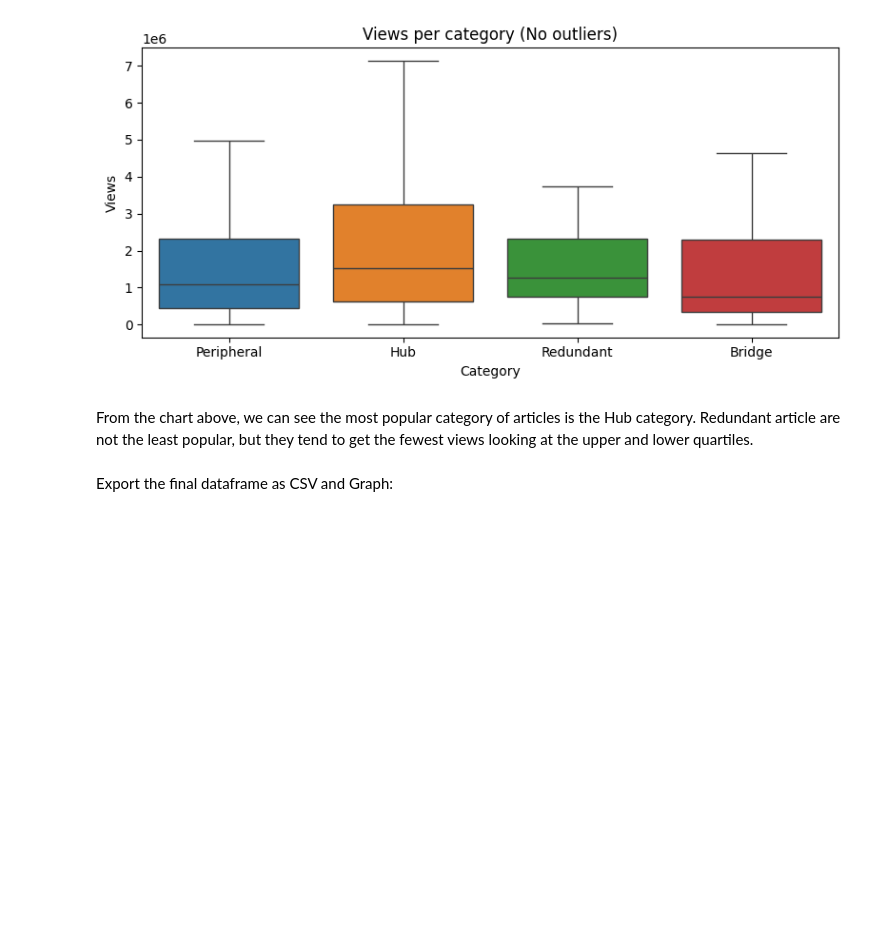
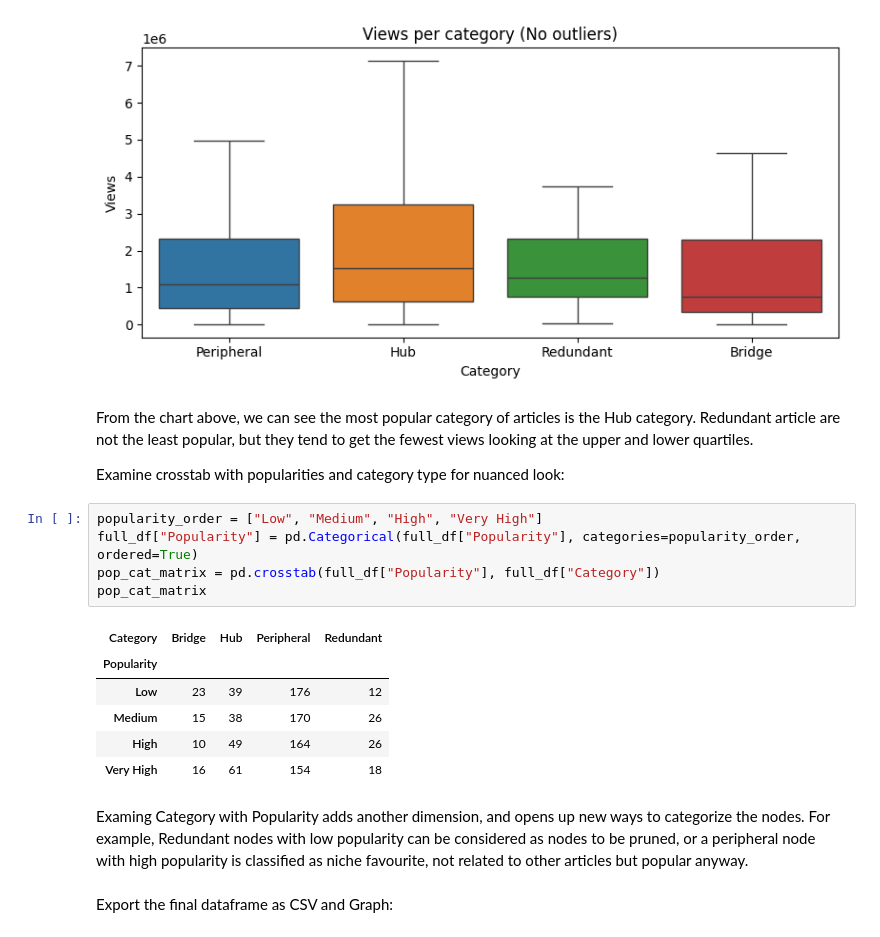
Before and after one commit to markus-pettersen/wikihow, a Jupyter notebook: notebooks/05_network_analysis.ipynb, the cells around one changed output. Drawn from its saved outputs; the diff is of its cells as text; blank space fills up the shorter version.

```diff
--- a/notebooks/05_network_analysis.ipynb
+++ b/notebooks/05_network_analysis.ipynb
@@ -328,6 +329,22 @@ plt.show()
 [figure]
 # %% [markdown]
 From the chart above, we can see the most popular category of articles is the Hub category. Redundant article are not the least popular, but they tend to get the fewest views looking at the upper and lower quartiles.
+
+Examine crosstab with popularities and category type for nuanced look:
+# %%
+popularity_order = ["Low", "Medium", "High", "Very High"]
+full_df["Popularity"] = pd.Categorical(full_df["Popularity"], categories=popularity_order, ordered=True)
+pop_cat_matrix = pd.crosstab(full_df["Popularity"], full_df["Category"])
+pop_cat_matrix
+# %% [output]
+| Category | Bridge | Hub | Peripheral | Redundant |
+| Popularity |  |  |  |  |
+| Low | 23 | 39 | 176 | 12 |
+| Medium | 15 | 38 | 170 | 26 |
+| High | 10 | 49 | 164 | 26 |
+| Very High | 16 | 61 | 154 | 18 |
+# %% [markdown]
+Examing Category with Popularity adds another dimension, and opens up new ways to categorize the nodes. For example, Redundant nodes with low popularity can be considered as nodes to be pruned, or a peripheral node with high popularity is classified as niche favourite, not related to other articles but popular anyway.
 # %% [markdown]
 
 
```
Also changed, not shown: parts of 1 cell of this notebook, 8 other files.
